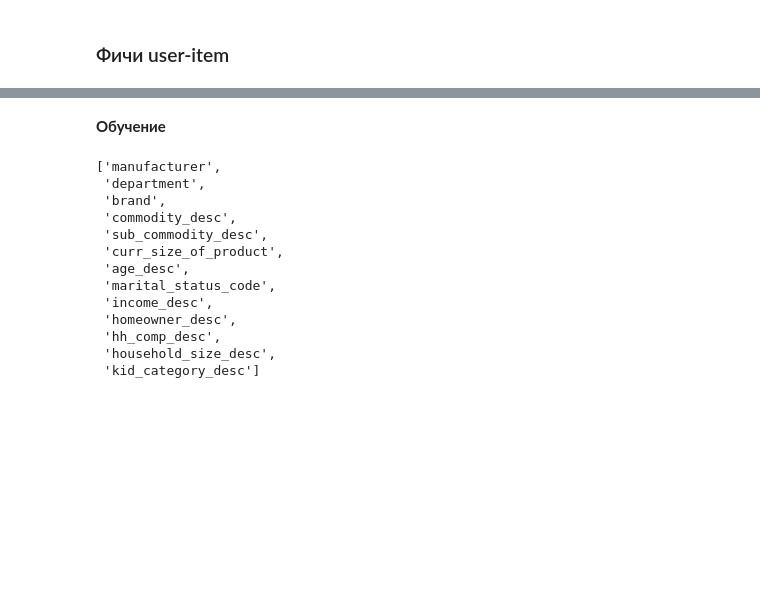
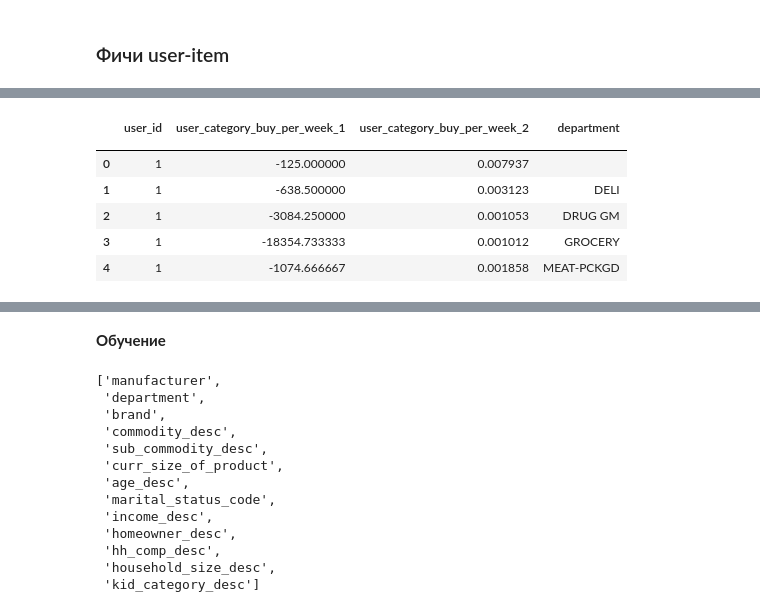
Before and after one commit to zhukovnikolay/RecSys, a Jupyter notebook: hw6.ipynb, the cells around one changed output, grey strips where cells are left out. Cells and saved outputs as stored; diff of their text form; code cells hidden in the pictures; blank space fills up the shorter version.

```diff
--- a/hw6.ipynb
+++ b/hw6.ipynb
@@ -356,7 +354,7 @@ df_ranker_train.head(2)
 # %% [markdown]
 **Цена товара**
 # %%
-data_train_ranker['price'] = data_train_ranker['sales_value'] / (np.maximum(df_copy['quantity'], 1))
+data_train_ranker['price'] = data_train_ranker['sales_value'] / (np.maximum(data_train_ranker['quantity'], 1))
 data_train_ranker.head()
 # %% [output]
 |  | user_id | basket_id | day | item_id | quantity | sales_value | store_id | retail_disc | trans_time | ... |
@@ -397,0 +441,5 @@ todo
+# %%
+user_category_buy_per_week = data_train_ranker.groupby(['user_id', 'department']).agg({'week_no': ['count', 'nunique']}).reset_index()
+user_category_buy_per_week['user_category_buy_per_week'] = user_category_buy_per_week['week_no']['count'] / user_category_buy_per_week['week_no']['nunique']
+user_category_buy_per_week.drop(columns=['week_no'], inplace=True)
+user_category_buy_per_week.head()
@@ -397,0 +454,5 @@ todo
+# %%
+all_users_category_buy_per_week = data_train_ranker.groupby(['department']).agg({'week_no': ['count', 'nunique']}).reset_index()
+all_users_category_buy_per_week['all_users_category_buy_per_week'] = all_users_category_buy_per_week['week_no']['count'] / all_users_category_buy_per_week['week_no']['nunique']
+all_users_category_buy_per_week.drop(columns=['week_no'], inplace=True)
+all_users_category_buy_per_week.head()
@@ -397,0 +467,14 @@ todo
+# %%
+user_category_buy_per_week = user_category_buy_per_week.merge(all_users_category_buy_per_week, on='department', how='left')
+user_category_buy_per_week['user_category_buy_per_week_1'] = user_category_buy_per_week['user_category_buy_per_week'] - user_category_buy_per_week['all_users_category_buy_per_week']
+user_category_buy_per_week['user_category_buy_per_week_2'] = user_category_buy_per_week['user_category_buy_per_week'] / user_category_buy_per_week['all_users_category_buy_per_week']
+user_category_buy_per_week = user_category_buy_per_week[['user_id', 'user_category_buy_per_week_1', 'user_category_buy_per_week_2', 'department']]
+user_category_buy_per_week.head()
+# %% [output]
+|  | user_id | user_category_buy_per_week_1 | user_category_buy_per_week_2 | department |
+|  |  |  |  |  |
+| 0 | 1 | -125.000000 | 0.007937 |  |
+| 1 | 1 | -638.500000 | 0.003123 | DELI |
+| 2 | 1 | -3084.250000 | 0.001053 | DRUG GM |
+| 3 | 1 | -18354.733333 | 0.001012 | GROCERY |
+| 4 | 1 | -1074.666667 | 0.001858 | MEAT-PCKGD |
```
Also changed, not shown: parts of 25 cells of this notebook.
